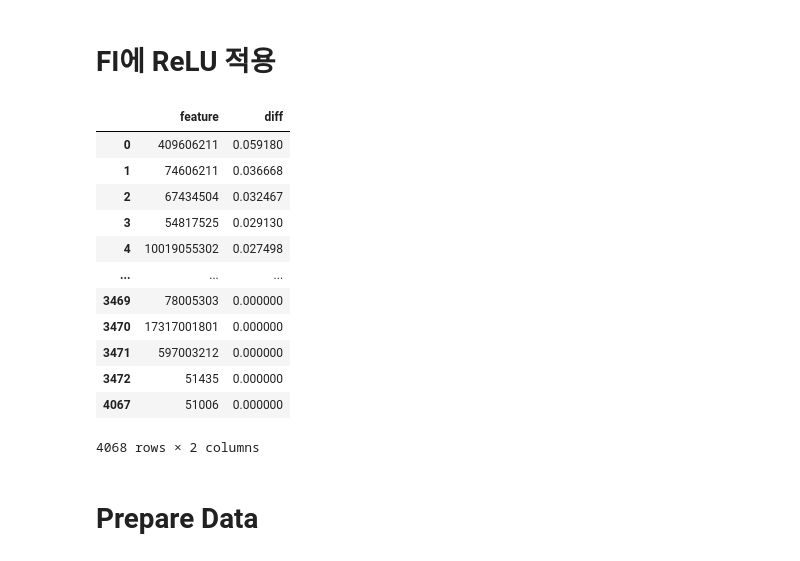
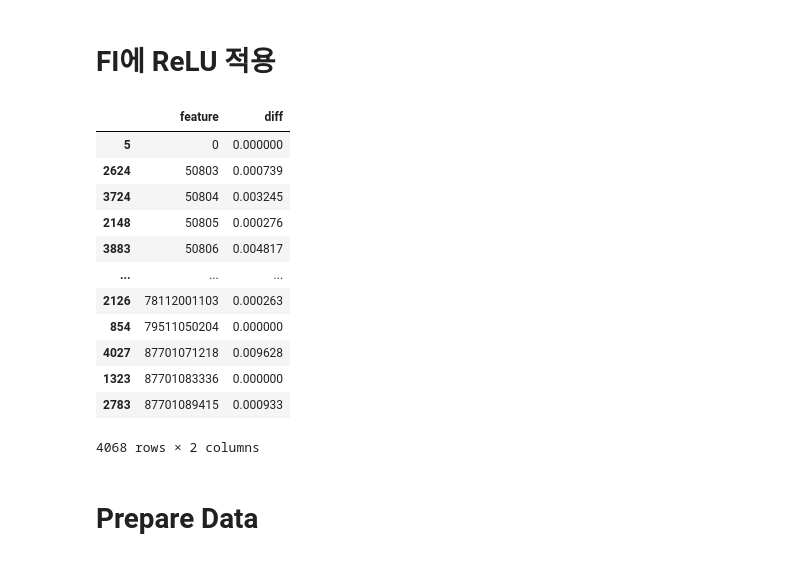
Before and after one commit to suhyun-guri/DSML_Research, a Jupyter notebook: 09. Method2 - split days.ipynb, the cells around one changed output. Drawn from its saved outputs; the diff is of its cells as text; code cells hidden in the pictures.

```diff
--- a/09. Method2 - split days.ipynb
+++ b/09. Method2 - split days.ipynb
@@ -30,4 +51,7 @@ sns.set(font="NanumBarunGothic",
 # %%
+path = '/project/LSH/'
 fi = pd.read_csv('./data/df_all_best_type.csv')
-COLS = list(pd.read_csv('/project/LSH/total_data_7727.csv')['ITEMID'].sort_values().unique())
-model = tf.keras.models.load_model('/project/LSH/model/(LSTM_best_4068)seed42-05-0.5029.hdf5')
+fi_d1 = pd.read_csv(path + 'df_d1d5_best.csv')
+fi_d6 = pd.read_csv(path + 'df_d6d10_best.csv')
+COLS = list(pd.read_csv(path + 'total_data_7727.csv')['ITEMID'].sort_values().unique())
+model = tf.keras.models.load_model(path + 'model/(LSTM_best_4068)seed42-05-0.5029.hdf5')
@@ -52,24 +97,24 @@ def what_type(x):
 def relu(x):
     return np.maximum(0, x)
 # %%
-tmp = fi.copy()
+tmp = fi_d1.copy()
 tmp['diff'] = tmp['diff'].apply(lambda x:relu(x))
 relu_fi = tmp[['feature', 'diff']].sort_values('diff', ascending=False)
 # %%
-relu_fi
+relu_fi.sort_values('feature')
 # %% [output]
 |  | feature | diff |
-| 0 | 409606211 | 0.059180 |
-| 1 | 74606211 | 0.036668 |
-| 2 | 67434504 | 0.032467 |
-| 3 | 54817525 | 0.029130 |
-| 4 | 10019055302 | 0.027498 |
+| 5 | 0 | 0.000000 |
+| 2624 | 50803 | 0.000739 |
+| 3724 | 50804 | 0.003245 |
+| 2148 | 50805 | 0.000276 |
+| 3883 | 50806 | 0.004817 |
 | ... | ... | ... |
-| 3469 | 78005303 | 0.000000 |
-| 3470 | 17317001801 | 0.000000 |
-| 3471 | 597003212 | 0.000000 |
-| 3472 | 51435 | 0.000000 |
-| 4067 | 51006 | 0.000000 |
+| 2126 | 78112001103 | 0.000263 |
+| 854 | 79511050204 | 0.000000 |
+| 4027 | 87701071218 | 0.009628 |
+| 1323 | 87701083336 | 0.000000 |
+| 2783 | 87701089415 | 0.000933 |
 4068 rows × 2 columns
 # %% [markdown]
 # Prepare Data
```
Also changed, not shown: parts of 26 cells of this notebook.
